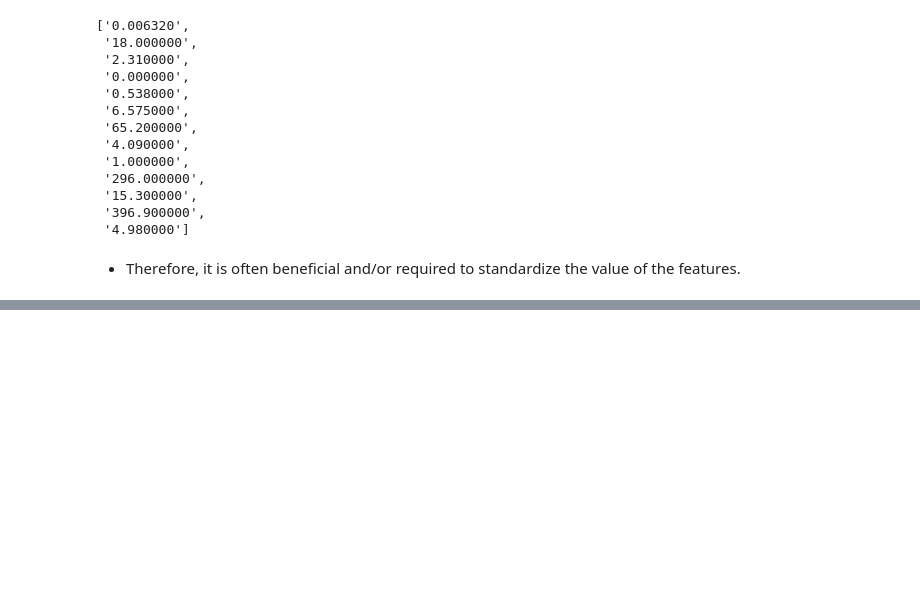
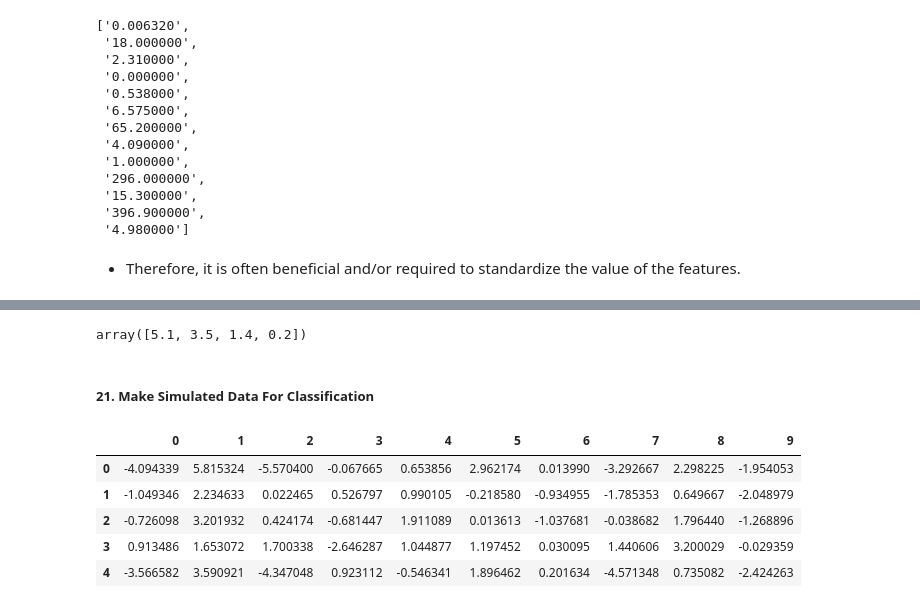
Before and after one commit to 7saheelahmed/Data_Science_and_Machine_Learning_CheatSheet, a Jupyter notebook: cheatsheet.ipynb, the cells around one changed output, grey strips where cells are left out. Drawn from its saved outputs; the diff is of its cells as text; code cells hidden in the pictures; blank space fills up the shorter version.

```diff
--- a/cheatsheet.ipynb
+++ b/cheatsheet.ipynb
@@ -315,0 +370,16 @@ array([6.320e-03, 1.800e+01, 2.310e+00, 0.000e+00, 5.380e-01, 6.575e+00,
+# %%
+# Load digits dataset
+iris = datasets.load_iris()
+
+# Create feature matrix
+X = iris.data
+
+# Create target vector
+y = iris.target
+
+# View the first observation's feature values
+X[0]
+# %% [output]
+array([5.1, 3.5, 1.4, 0.2])
+# %% [markdown]
+##### 21. Make Simulated Data For Classification
@@ -315,0 +389,24 @@ array([6.320e-03, 1.800e+01, 2.310e+00, 0.000e+00, 5.380e-01, 6.575e+00,
+# %%
+# Create a simulated feature matrix and output vector with 100 samples,
+features, output = make_classification(n_samples = 100,
+                                       # ten features
+                                       n_features = 10,
+                                       # five features that actually predict the output's classes
+                                       n_informative = 5,
+                                       # five features that are random and unrelated to the output's classes
+                                       n_redundant = 5,
+                                       # three output classes
+                                       n_classes = 3,
+                                       # with 20% of observations in the first class, 30% in the second class,
+                                       # and 50% in the third class. ('None' makes balanced classes)
+                                       weights = [.2, .3, .8])
+# %%
+# View the first five observations and their 10 features
+pd.DataFrame(features).head()
+# %% [output]
+|  | 0 | 1 | 2 | 3 | 4 | 5 | 6 | 7 | 8 | 9 |
+| 0 | -4.094339 | 5.815324 | -5.570400 | -0.067665 | 0.653856 | 2.962174 | 0.013990 | -3.292667 | 2.298225 | -1.954053 |
+| 1 | -1.049346 | 2.234633 | 0.022465 | 0.526797 | 0.990105 | -0.218580 | -0.934955 | -1.785353 | 0.649667 | -2.048979 |
+| 2 | -0.726098 | 3.201932 | 0.424174 | -0.681447 | 1.911089 | 0.013613 | -1.037681 | -0.038682 | 1.796440 | -1.268896 |
+| 3 | 0.913486 | 1.653072 | 1.700338 | -2.646287 | 1.044877 | 1.197452 | 0.030095 | 1.440606 | 3.200029 | -0.029359 |
+| 4 | -3.566582 | 3.590921 | -4.347048 | 0.923112 | -0.546341 | 1.896462 | 0.201634 | -4.571348 | 0.735082 | -2.424263 |
```
Also changed, not shown: parts of 21 cells of this notebook.
